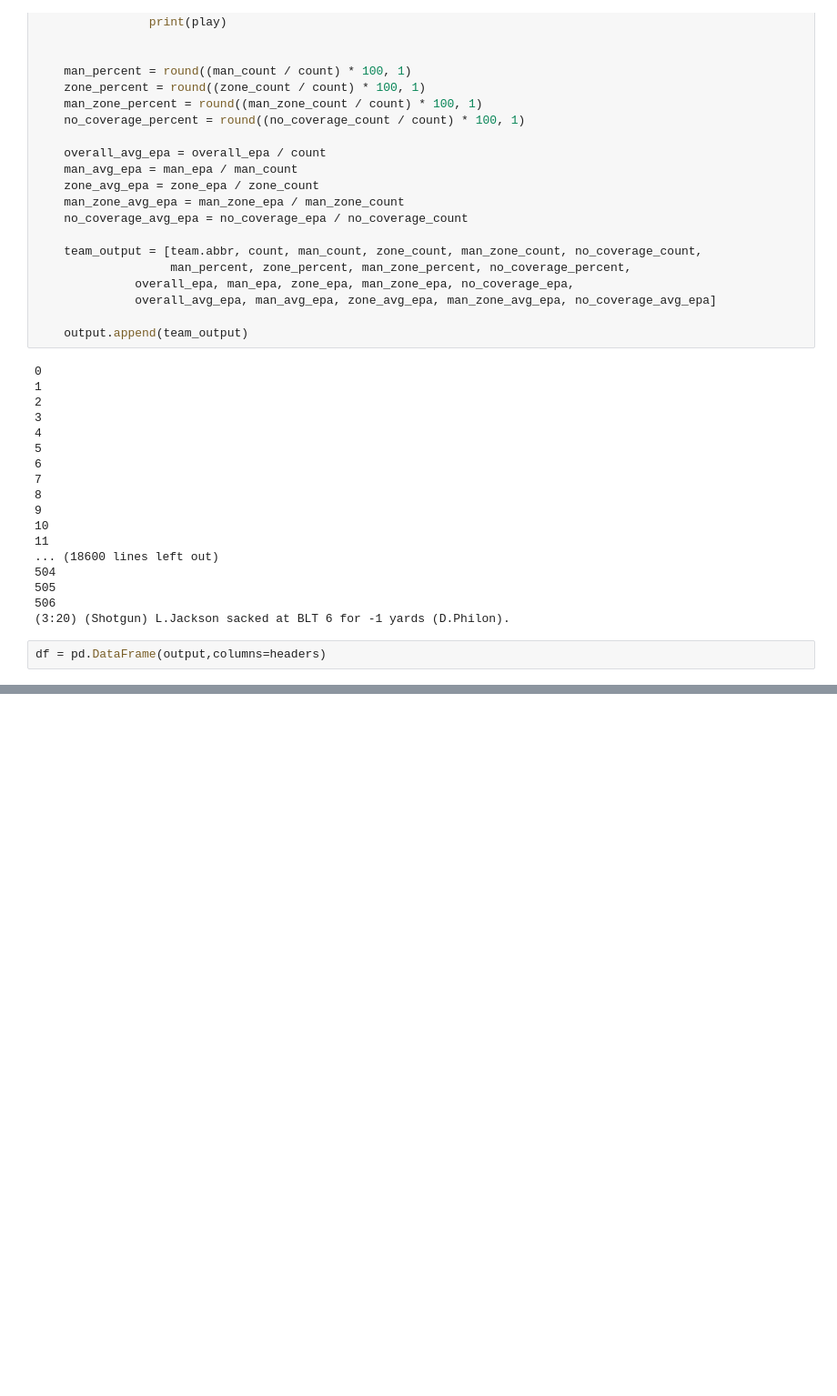
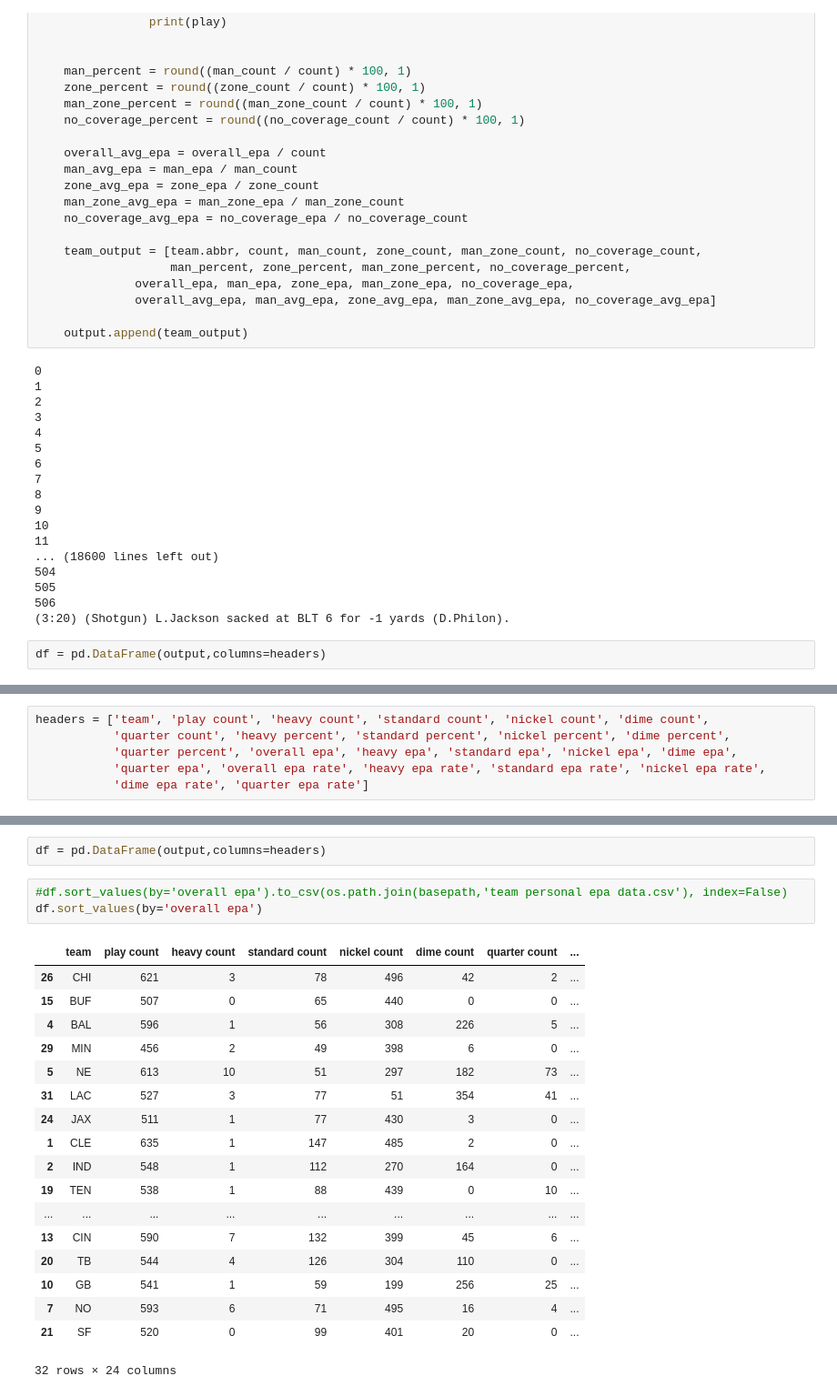
Before and after one commit to jhowenstein/nfl-big-data, a Jupyter notebook: notebooks/feature/Evaluate Outcome.ipynb, the cells around one changed output, grey strips where cells are left out. Shown at 91% size. Saved outputs shown, nothing was run; the diff lists cells and outputs as text; blank space fills up the shorter version.

```diff
--- a/notebooks/feature/Evaluate Outcome.ipynb
+++ b/notebooks/feature/Evaluate Outcome.ipynb
@@ -191,0 +340,6 @@ df = pd.DataFrame(output,columns=headers)
+# %%
+headers = ['team', 'play count', 'heavy count', 'standard count', 'nickel count', 'dime count',
+           'quarter count', 'heavy percent', 'standard percent', 'nickel percent', 'dime percent',
+           'quarter percent', 'overall epa', 'heavy epa', 'standard epa', 'nickel epa', 'dime epa',
+           'quarter epa', 'overall epa rate', 'heavy epa rate', 'standard epa rate', 'nickel epa rate',
+           'dime epa rate', 'quarter epa rate']
@@ -191,0 +435,24 @@ df = pd.DataFrame(output,columns=headers)
+# %%
+df = pd.DataFrame(output,columns=headers)
+# %%
+#df.sort_values(by='overall epa').to_csv(os.path.join(basepath,'team personal epa data.csv'), index=False)
+df.sort_values(by='overall epa')
+# %% [output]
+|  | team | play count | heavy count | standard count | nickel count | dime count | quarter count | ... |
+| 26 | CHI | 621 | 3 | 78 | 496 | 42 | 2 | ... |
+| 15 | BUF | 507 | 0 | 65 | 440 | 0 | 0 | ... |
+| 4 | BAL | 596 | 1 | 56 | 308 | 226 | 5 | ... |
+| 29 | MIN | 456 | 2 | 49 | 398 | 6 | 0 | ... |
+| 5 | NE | 613 | 10 | 51 | 297 | 182 | 73 | ... |
+| 31 | LAC | 527 | 3 | 77 | 51 | 354 | 41 | ... |
+| 24 | JAX | 511 | 1 | 77 | 430 | 3 | 0 | ... |
+| 1 | CLE | 635 | 1 | 147 | 485 | 2 | 0 | ... |
+| 2 | IND | 548 | 1 | 112 | 270 | 164 | 0 | ... |
+| 19 | TEN | 538 | 1 | 88 | 439 | 0 | 10 | ... |
+| ... | ... | ... | ... | ... | ... | ... | ... | ... |
+| 13 | CIN | 590 | 7 | 132 | 399 | 45 | 6 | ... |
+| 20 | TB | 544 | 4 | 126 | 304 | 110 | 0 | ... |
+| 10 | GB | 541 | 1 | 59 | 199 | 256 | 25 | ... |
+| 7 | NO | 593 | 6 | 71 | 495 | 16 | 4 | ... |
+| 21 | SF | 520 | 0 | 99 | 401 | 20 | 0 | ... |
+32 rows × 24 columns
```
Also changed, not shown: parts of 7 cells of this notebook, 6 other files.
